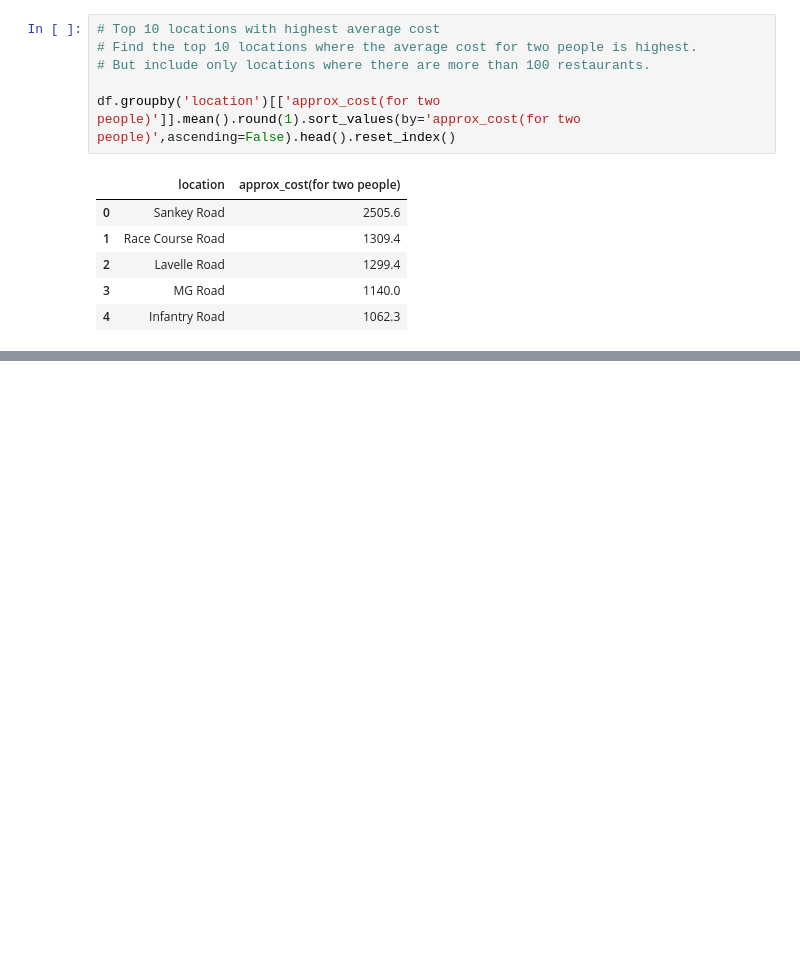
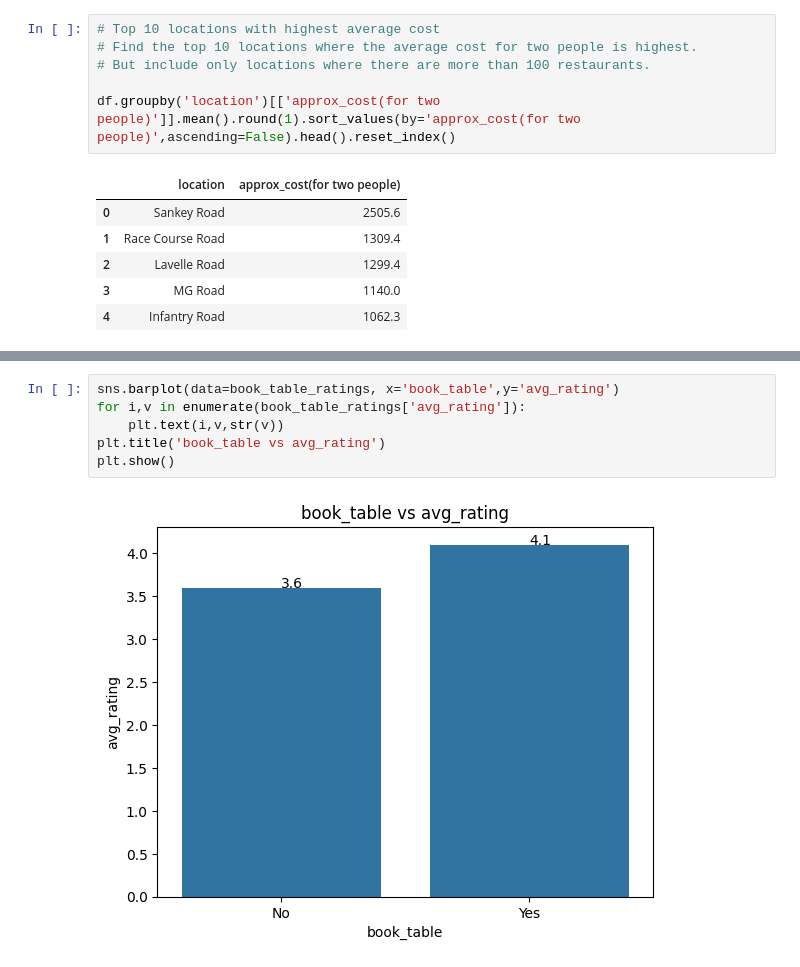
Before and after one commit to AlistairPereira/python-data-analysis-lab, a Jupyter notebook: notebooks/Restaurant_data_cleaning.ipynb, the cells around one changed output, grey strips where cells are left out. Drawn from its saved outputs; the diff is of its cells as text; blank space fills up the shorter version.

```diff
--- a/notebooks/Restaurant_data_cleaning.ipynb
+++ b/notebooks/Restaurant_data_cleaning.ipynb
@@ -678,0 +731,8 @@ top_locations_cost[top_locations_cost['total_restaurants'] > 50]
+# %%
+sns.barplot(data=book_table_ratings, x='book_table',y='avg_rating')
+for i,v in enumerate(book_table_ratings['avg_rating']):
+    plt.text(i,v,str(v))
+plt.title('book_table vs avg_rating')
+plt.show()
+# %% [output]
+[figure, added]
```
Also changed, not shown: parts of 24 cells of this notebook.
